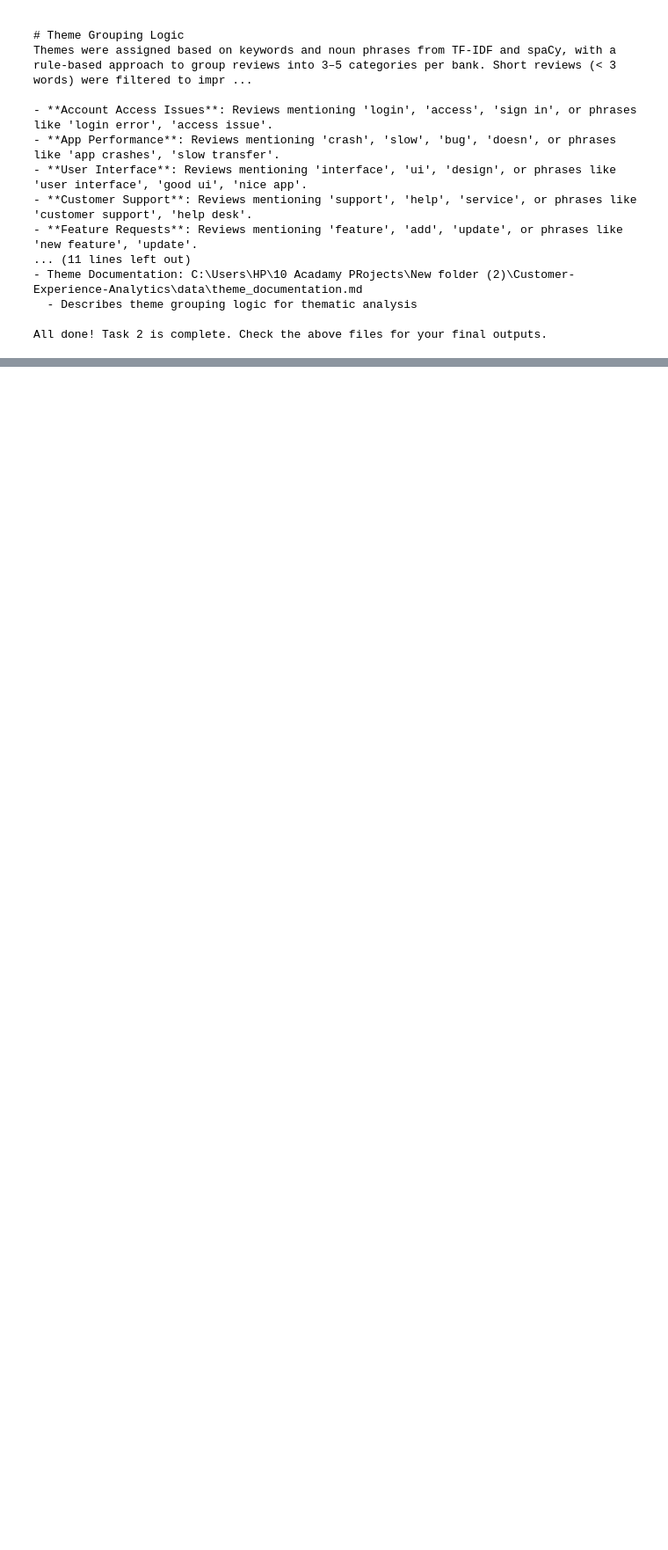
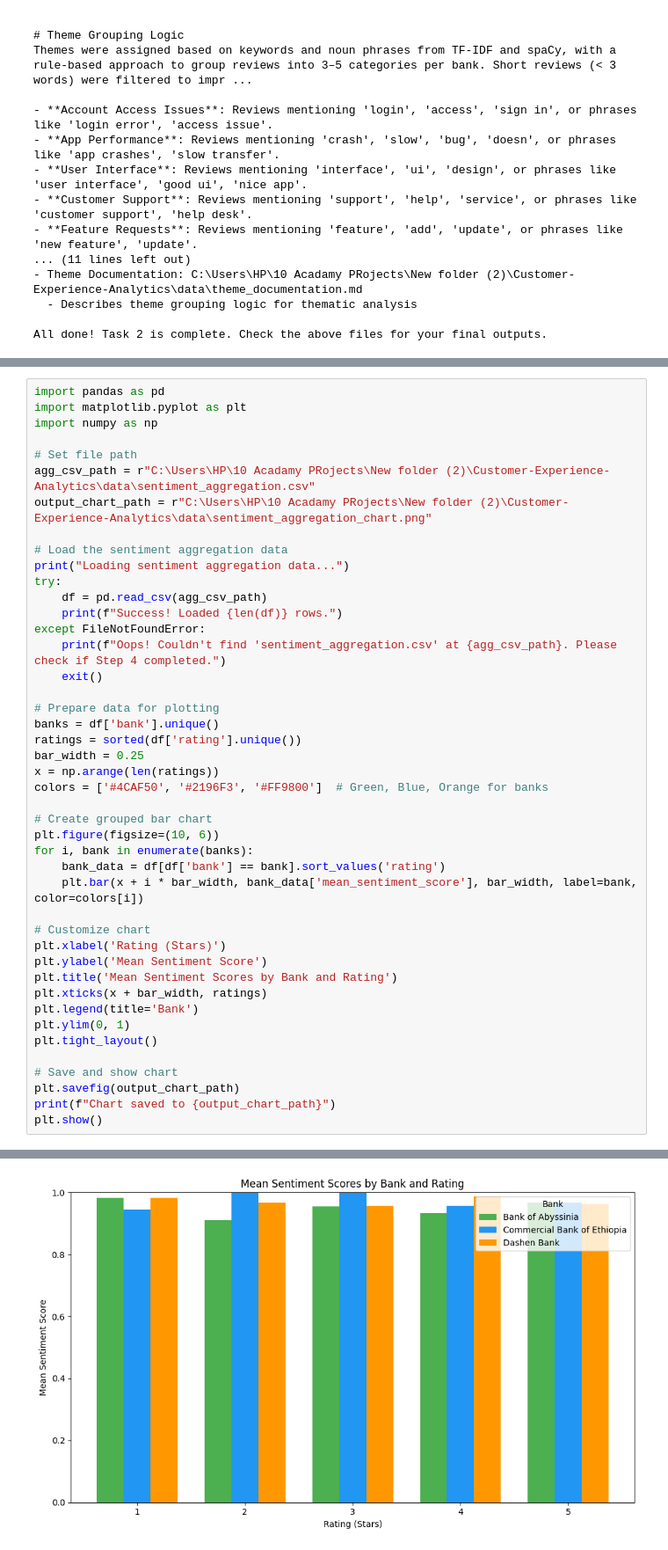
Before and after one commit to Mzluci9/Customer-Experience-Analytics, a Jupyter notebook: notebooks/task_2 Sentiment and Thematic Analysis.ipynb, the cells around one changed output, grey strips where cells are left out. Shown at 88% size. Drawn from its saved outputs; the diff is of its cells as text; blank space fills up the shorter version.

Commit message:
working of clean data insetion

```diff
--- a/notebooks/task_2 Sentiment and Thematic Analysis.ipynb
+++ b/notebooks/task_2 Sentiment and Thematic Analysis.ipynb
@@ -634,0 +657,45 @@ All done! Task 2 is complete. Check the above files for your final outputs.
+# %%
+import pandas as pd
+import matplotlib.pyplot as plt
+import numpy as np
+
+# Set file path
+agg_csv_path = r"C:\Users\HP\10 Acadamy PRojects\New folder (2)\Customer-Experience-Analytics\data\sentiment_aggregation.csv"
+output_chart_path = r"C:\Users\HP\10 Acadamy PRojects\New folder (2)\Customer-Experience-Analytics\data\sentiment_aggregation_chart.png"
+
+# Load the sentiment aggregation data
+print("Loading sentiment aggregation data...")
+try:
+    df = pd.read_csv(agg_csv_path)
+    print(f"Success! Loaded {len(df)} rows.")
+except FileNotFoundError:
+    print(f"Oops! Couldn't find 'sentiment_aggregation.csv' at {agg_csv_path}. Please check if Step 4 completed.")
+    exit()
+
+# Prepare data for plotting
+banks = df['bank'].unique()
+ratings = sorted(df['rating'].unique())
+bar_width = 0.25
+x = np.arange(len(ratings))
+colors = ['#4CAF50', '#2196F3', '#FF9800']  # Green, Blue, Orange for banks
+
+# Create grouped bar chart
+plt.figure(figsize=(10, 6))
+for i, bank in enumerate(banks):
+    bank_data = df[df['bank'] == bank].sort_values('rating')
+    plt.bar(x + i * bar_width, bank_data['mean_sentiment_score'], bar_width, label=bank, color=colors[i])
+
+# Customize chart
+plt.xlabel('Rating (Stars)')
+plt.ylabel('Mean Sentiment Score')
+plt.title('Mean Sentiment Scores by Bank and Rating')
+plt.xticks(x + bar_width, ratings)
+plt.legend(title='Bank')
+plt.ylim(0, 1)
+plt.tight_layout()
+
+# Save and show chart
+plt.savefig(output_chart_path)
+print(f"Chart saved to {output_chart_path}")
+plt.show()
+# %% [output]
@@ -634,0 +705 @@ All done! Task 2 is complete. Check the above files for your final outputs.
+[figure, added]
```
Also changed, not shown: parts of 2 cells of this notebook, 2 other files.
